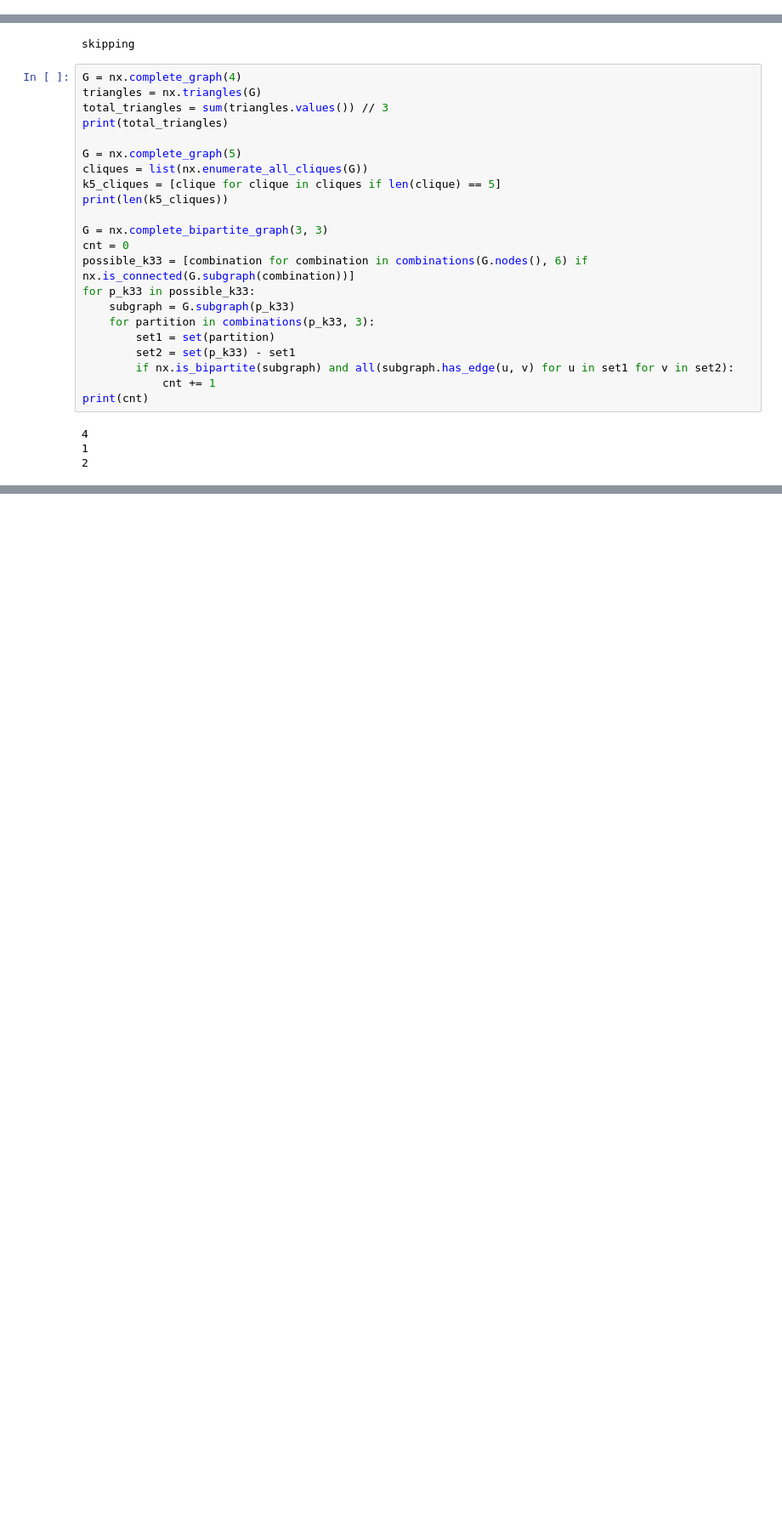
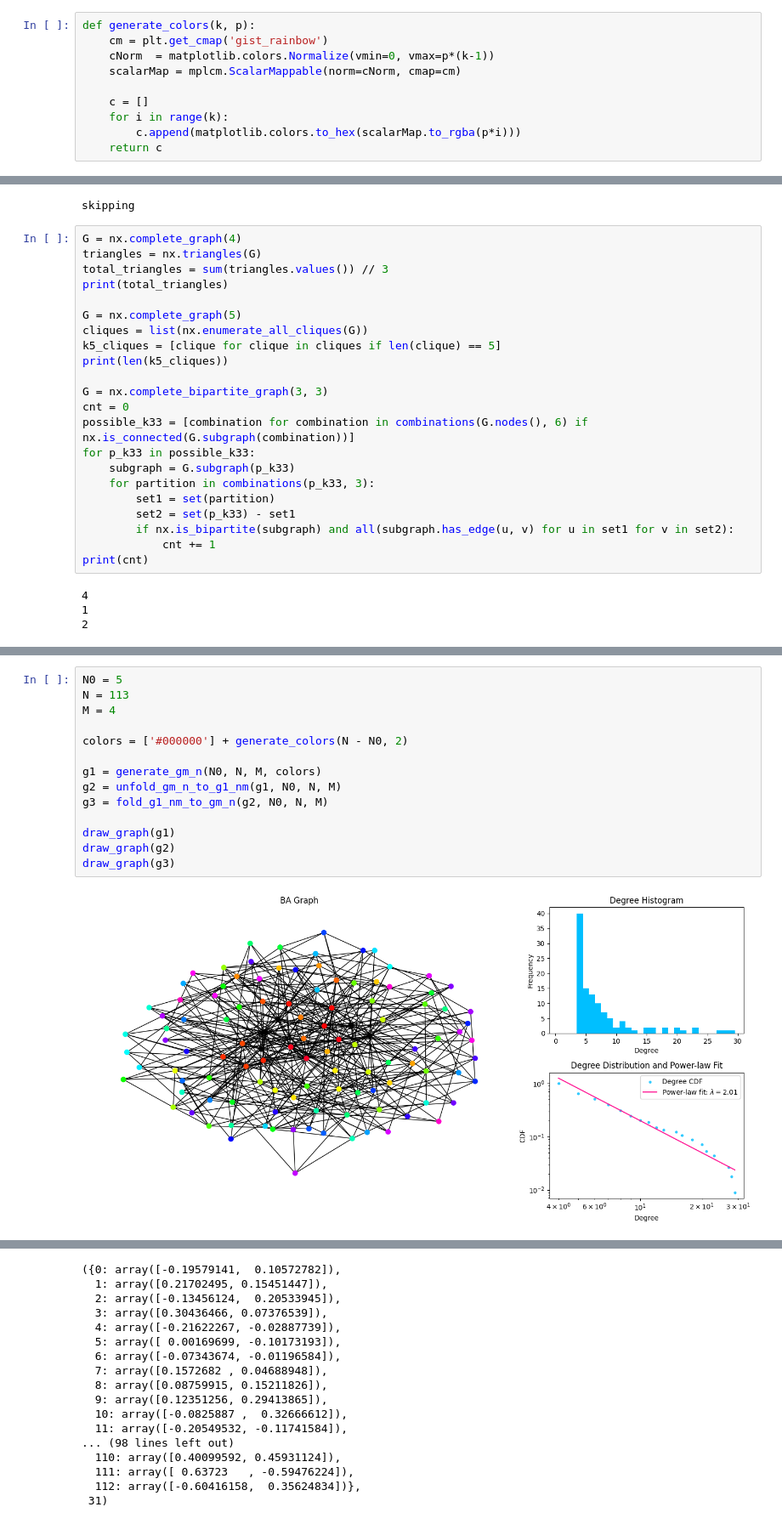
Before and after one commit to karoljanic/preferential-colouring-of-random-graphs, a Jupyter notebook: preferential-colouring-of-random-graphs.ipynb, the cells around one changed output, grey strips where cells are left out. Shown at 85% size. Drawn from its saved outputs; the diff is of its cells as text; blank space fills up the shorter version.

```diff
--- a/preferential-colouring-of-random-graphs.ipynb
+++ b/preferential-colouring-of-random-graphs.ipynb
@@ -9,6 +11,16 @@ import json
 import subprocess
 import pickle
 from itertools import combinations, product
+# %%
+def generate_colors(k, p):
+    cm = plt.get_cmap('gist_rainbow')
+    cNorm  = matplotlib.colors.Normalize(vmin=0, vmax=p*(k-1))
+    scalarMap = mplcm.ScalarMappable(norm=cNorm, cmap=cm)
+
+    c = []
+    for i in range(k):
+        c.append(matplotlib.colors.to_hex(scalarMap.to_rgba(p*i)))
+    return c
 # %%
 def calculate_density1(k, n):
     return math.ceil(k / (3 - 6/n))
@@ -982,0 +1119,16 @@ print(cnt)
+# %%
+N0 = 5
+N = 113
+M = 4
+
+colors = ['#000000'] + generate_colors(N - N0, 2)
+
+g1 = generate_gm_n(N0, N, M, colors)
+g2 = unfold_gm_n_to_g1_nm(g1, N0, N, M)
+g3 = fold_g1_nm_to_gm_n(g2, N0, N, M)
+
+draw_graph(g1)
+draw_graph(g2)
+draw_graph(g3)
+# %% [output]
+[figure, added]
@@ -982,0 +1137,17 @@ print(cnt)
+({0: array([-0.19579141,  0.10572782]),
+  1: array([0.21702495, 0.15451447]),
+  2: array([-0.13456124,  0.20533945]),
+  3: array([0.30436466, 0.07376539]),
+  4: array([-0.21622267, -0.02887739]),
+  5: array([ 0.00169699, -0.10173193]),
+  6: array([-0.07343674, -0.01196584]),
+  7: array([0.1572682 , 0.04688948]),
+  8: array([0.08759915, 0.15211826]),
+  9: array([0.12351256, 0.29413865]),
+  10: array([-0.0825887 ,  0.32666612]),
+  11: array([-0.20549532, -0.11741584]),
+... (98 lines left out)
+  110: array([0.40099592, 0.45931124]),
+  111: array([ 0.63723   , -0.59476224]),
+  112: array([-0.60416158,  0.35624834])},
+ 31)
```
Also changed, not shown: parts of 4 cells of this notebook, 1 other file.
